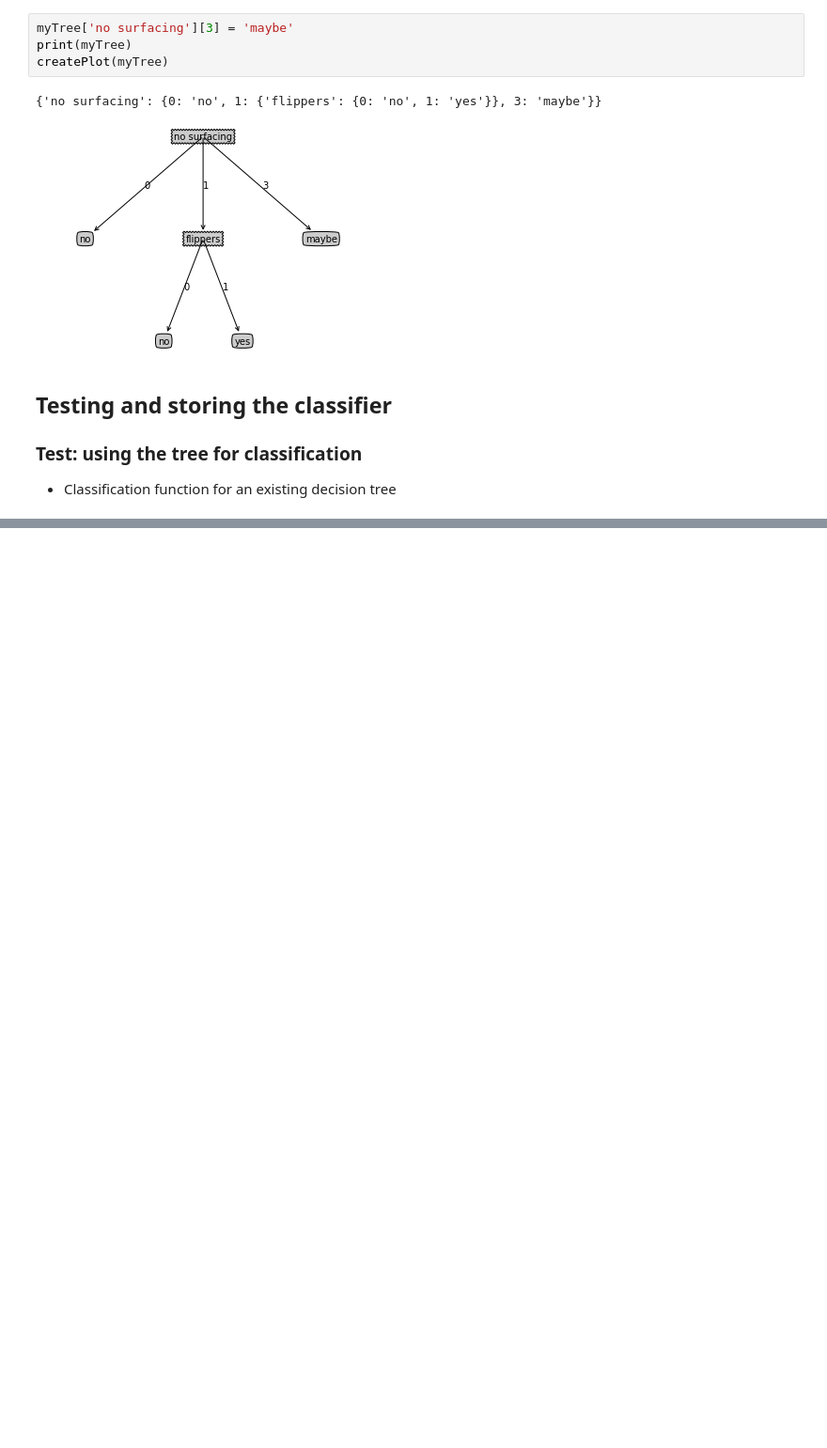
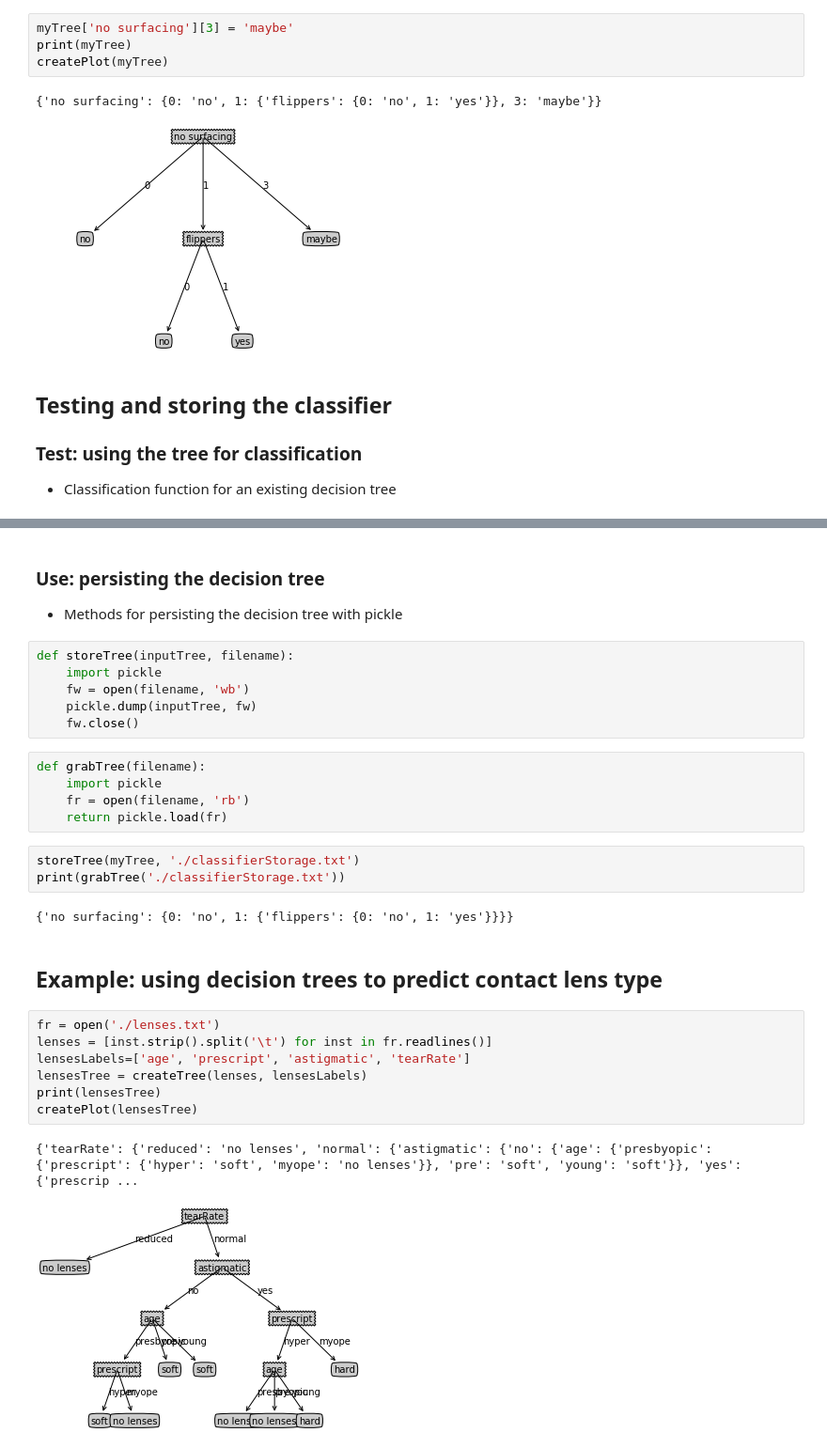
Before and after one commit to taicaile/study_notes, a Jupyter notebook: 002_MachineLearninginAction/Chapter 3 Splitting datasets one feature at a time-decision trees/Splitting datasets one feature at a time-decision trees.ipynb, the cells around one changed output, grey strips where cells are left out. Shown: that part at 94% size. Cells and saved outputs as stored; diff of their text form; blank space fills up the shorter version.

Commit message:
update decision tree

```diff
--- a/002_MachineLearninginAction/Chapter 3 Splitting datasets one feature at a time-decision trees/Splitting datasets one feature at a time-decision trees.ipynb
+++ b/002_MachineLearninginAction/Chapter 3 Splitting datasets one feature at a time-decision trees/Splitting datasets one feature at a time-decision trees.ipynb
@@ -336,0 +364,31 @@ createPlot(myTree)
+# %% [markdown]
+### Use: persisting the decision tree
+- Methods for persisting the decision tree with pickle
+# %%
+def storeTree(inputTree, filename):
+    import pickle
+    fw = open(filename, 'wb')
+    pickle.dump(inputTree, fw)
+    fw.close()
+# %%
+def grabTree(filename):
+    import pickle
+    fr = open(filename, 'rb')
+    return pickle.load(fr)
+# %%
+storeTree(myTree, './classifierStorage.txt')
+print(grabTree('./classifierStorage.txt'))
+# %% [output]
+{'no surfacing': {0: 'no', 1: {'flippers': {0: 'no', 1: 'yes'}}}}
+# %% [markdown]
+## Example: using decision trees to predict contact lens type
+# %%
+fr = open('./lenses.txt')
+lenses = [inst.strip().split('\t') for inst in fr.readlines()]
+lensesLabels=['age', 'prescript', 'astigmatic', 'tearRate']
+lensesTree = createTree(lenses, lensesLabels)
+print(lensesTree)
+createPlot(lensesTree)
+# %% [output]
+{'tearRate': {'reduced': 'no lenses', 'normal': {'astigmatic': {'no': {'age': {'presbyopic': {'prescript': {'hyper': 'soft', 'myope': 'no lenses'}}, 'pre': 'soft', 'young': 'soft'}}, 'yes': {'prescrip ...
+[figure, added]
```
Also changed, not shown: parts of 8 cells of this notebook, 2 other files.
